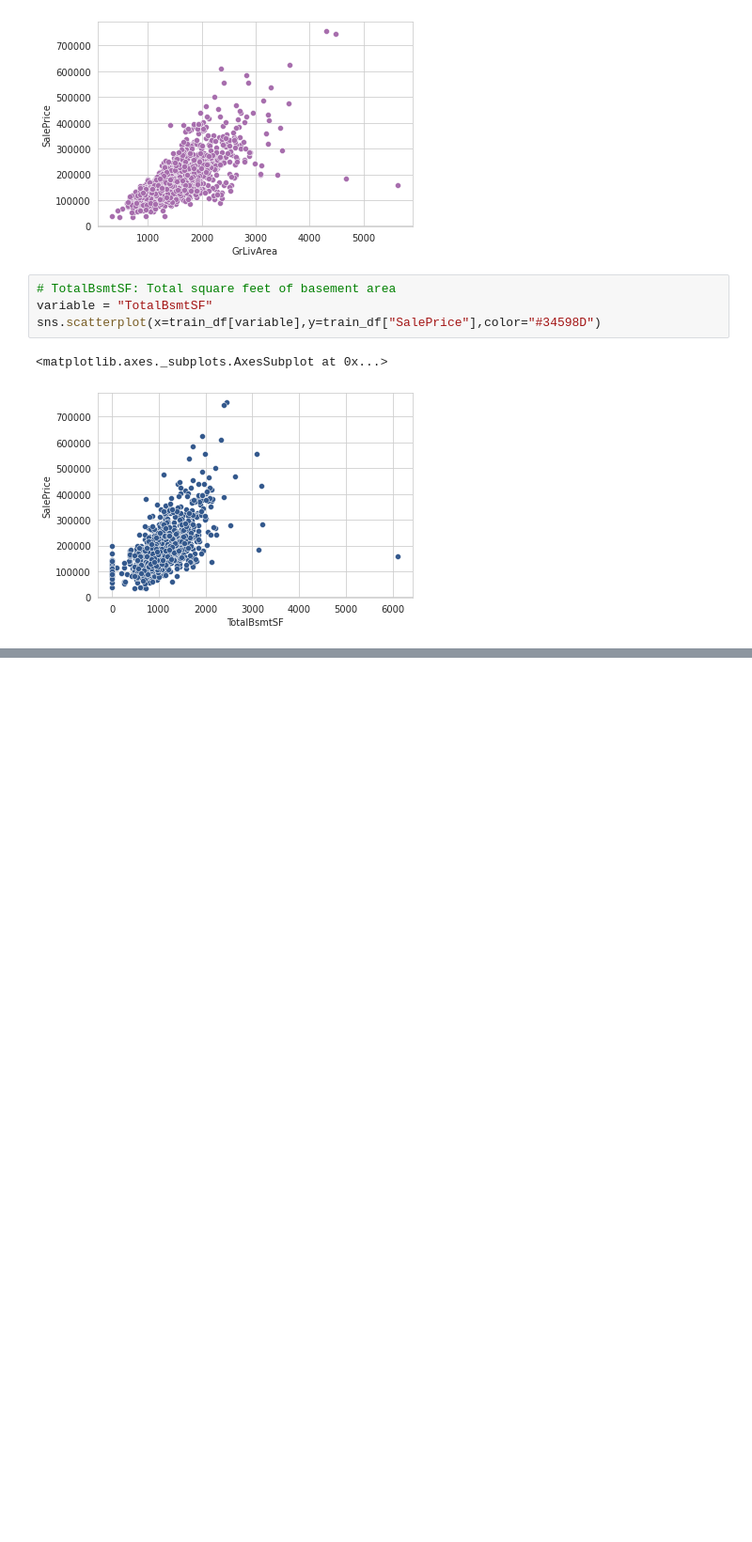
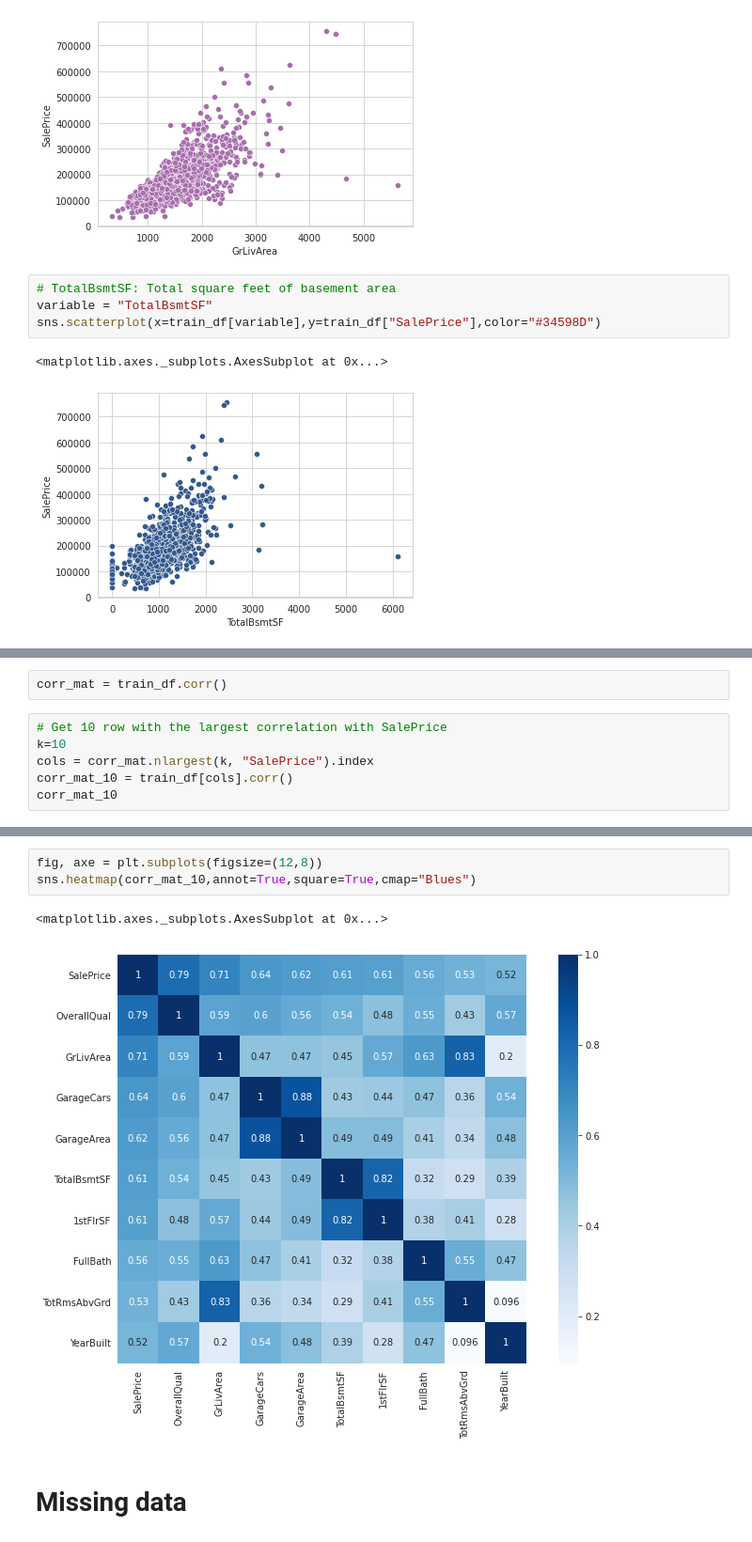
Before and after one commit to truongthuanr/self-learning-project, a Jupyter notebook: 01_HousePriceAmes.ipynb, the cells around one changed output, grey strips where cells are left out. Shown at 94% size. Drawn from its saved outputs; the diff is of its cells as text; blank space fills up the shorter version.

```diff
--- a/01_HousePriceAmes.ipynb
+++ b/01_HousePriceAmes.ipynb
@@ -96,0 +100,8 @@ sns.scatterplot(x=train_df[variable],y=train_df["SalePrice"],color="#34598D")
+# %%
+corr_mat = train_df.corr()
+# %%
+# Get 10 row with the largest correlation with SalePrice
+k=10
+cols = corr_mat.nlargest(k, "SalePrice").index
+corr_mat_10 = train_df[cols].corr()
+corr_mat_10
@@ -96,0 +120,8 @@ sns.scatterplot(x=train_df[variable],y=train_df["SalePrice"],color="#34598D")
+# %%
+fig, axe = plt.subplots(figsize=(12,8))
+sns.heatmap(corr_mat_10,annot=True,square=True,cmap="Blues")
+# %% [output]
+<matplotlib.axes._subplots.AxesSubplot at 0x...>
+[figure, added]
+# %% [markdown]
+# Missing data
```
Also changed, not shown: parts of 6 cells of this notebook.
